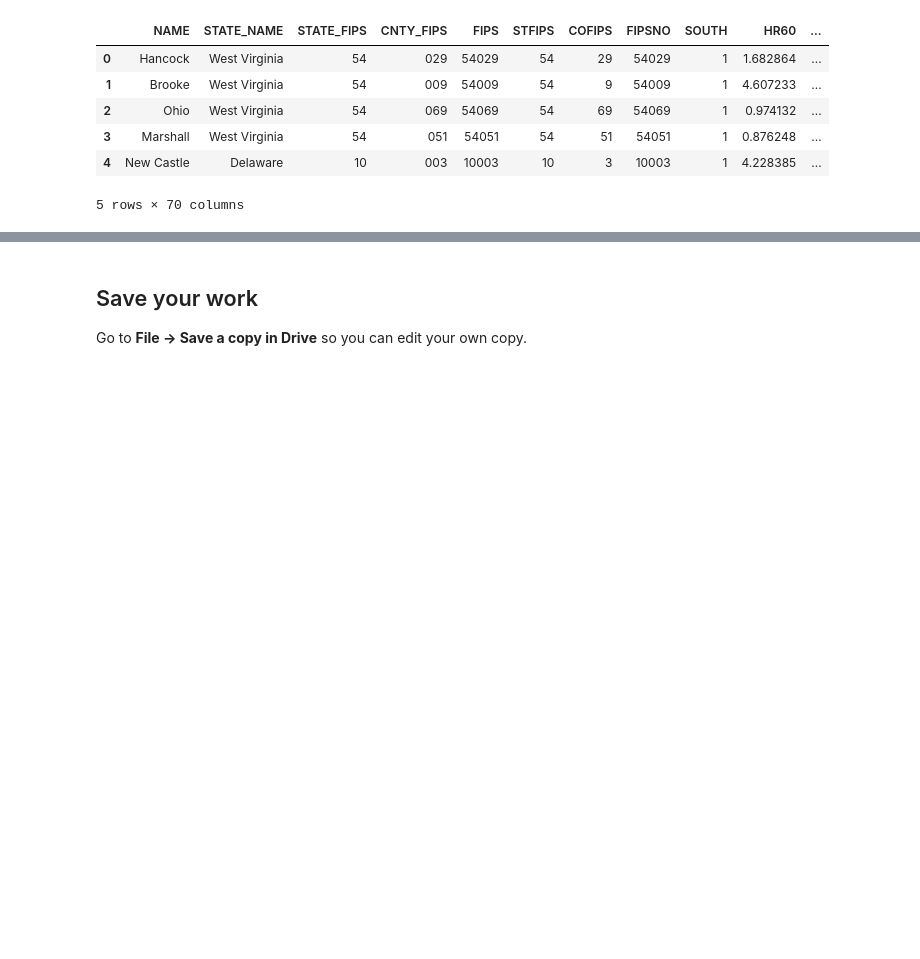
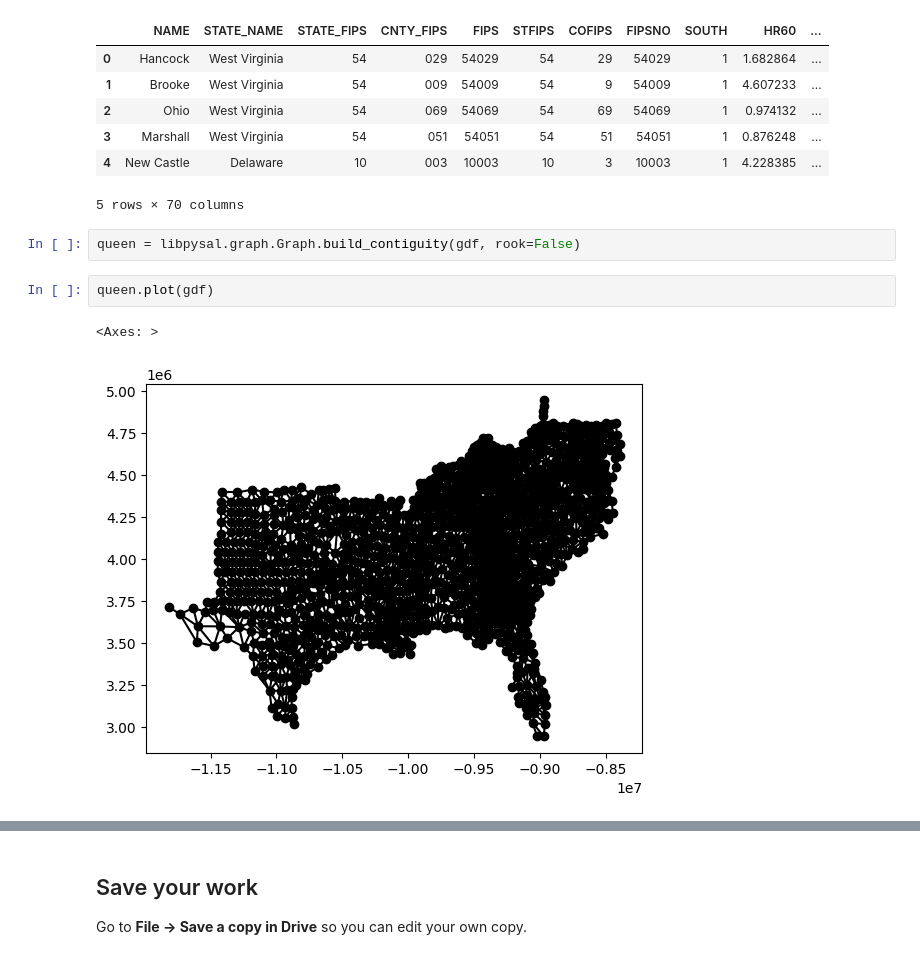
Before and after one commit to sjsrey/585s25-test, a Jupyter notebook: notebooks/01_intro.ipynb, the cells around one changed output, grey strips where cells are left out. Saved outputs shown, nothing was run; the diff lists cells and outputs as text; blank space fills up the shorter version.

```diff
--- a/notebooks/01_intro.ipynb
+++ b/notebooks/01_intro.ipynb
@@ -64,3 +89,10 @@ gdf.head()
 | 3 | Marshall | West Virginia | 54 | 051 | 54051 | 54 | 51 | 54051 | 1 | 0.876248 | ... |
 | 4 | New Castle | Delaware | 10 | 003 | 10003 | 10 | 3 | 10003 | 1 | 4.228385 | ... |
 5 rows × 70 columns
+# %%
+queen = libpysal.graph.Graph.build_contiguity(gdf, rook=False)
+# %%
+queen.plot(gdf)
+# %% [output]
+<Axes: >
+[figure, added]
```
Also changed, not shown: parts of 6 cells of this notebook.
